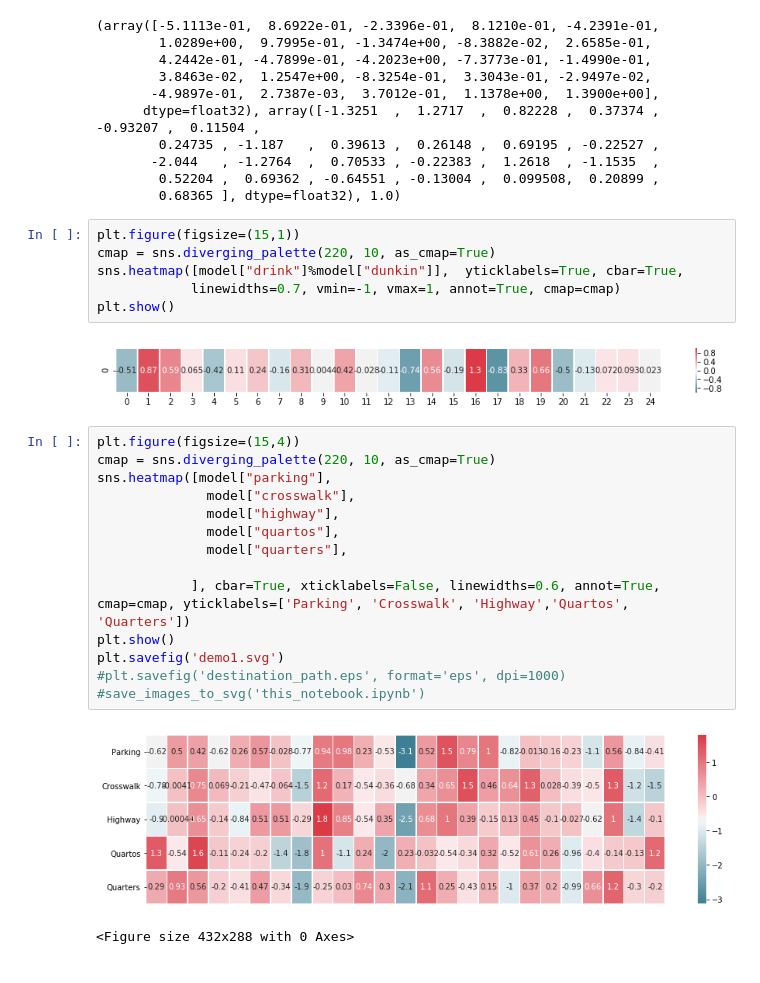
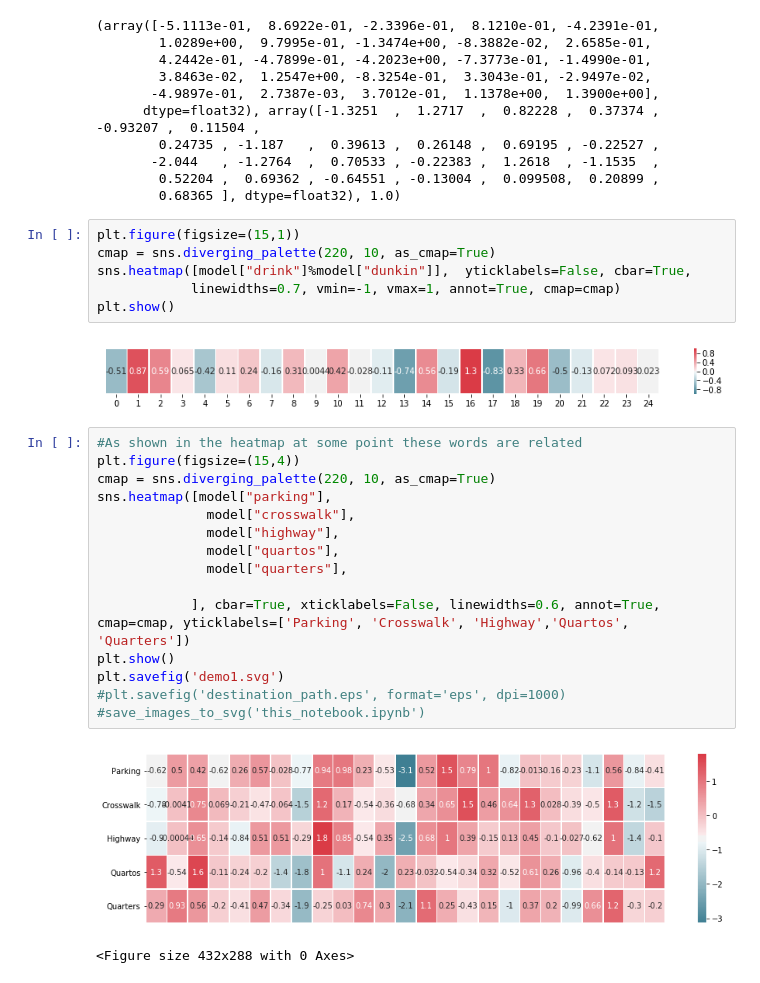
Before and after one commit to ahmedssabir/Textual-Visual-Semantic-Dataset-for-Text-Spotting, a Jupyter notebook: visualization-embedding.ipynb, the cells around one changed output. Saved outputs shown, nothing was run; the diff lists cells and outputs as text.

```diff
--- a/visualization-embedding.ipynb
+++ b/visualization-embedding.ipynb
@@ -41,12 +41,13 @@ print (A)
 # %%
 plt.figure(figsize=(15,1))
 cmap = sns.diverging_palette(220, 10, as_cmap=True)
-sns.heatmap([model["drink"]%model["dunkin"]],  yticklabels=True, cbar=True,
+sns.heatmap([model["drink"]%model["dunkin"]],  yticklabels=False, cbar=True,
             linewidths=0.7, vmin=-1, vmax=1, annot=True, cmap=cmap)
 plt.show()
 # %% [output]
-[figure, old version]
+[figure, new version]
 # %%
+#As shown in the heatmap at some point these words are related
 plt.figure(figsize=(15,4))
 cmap = sns.diverging_palette(220, 10, as_cmap=True)
 sns.heatmap([model["parking"],
```
